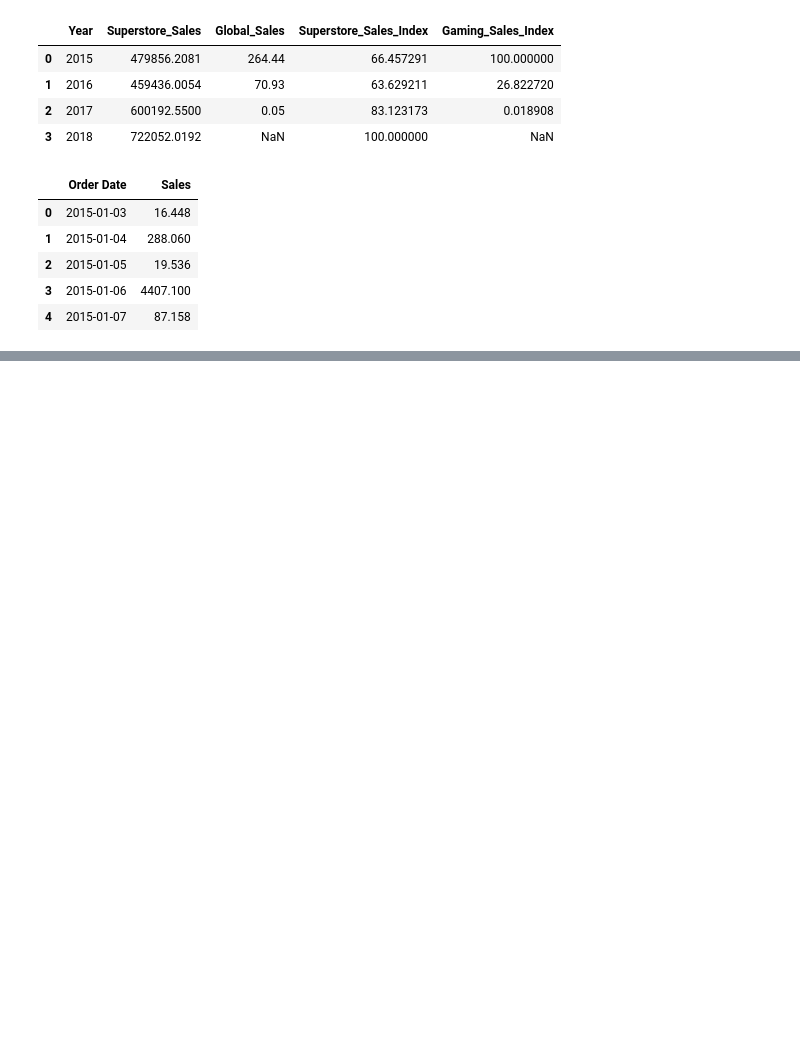
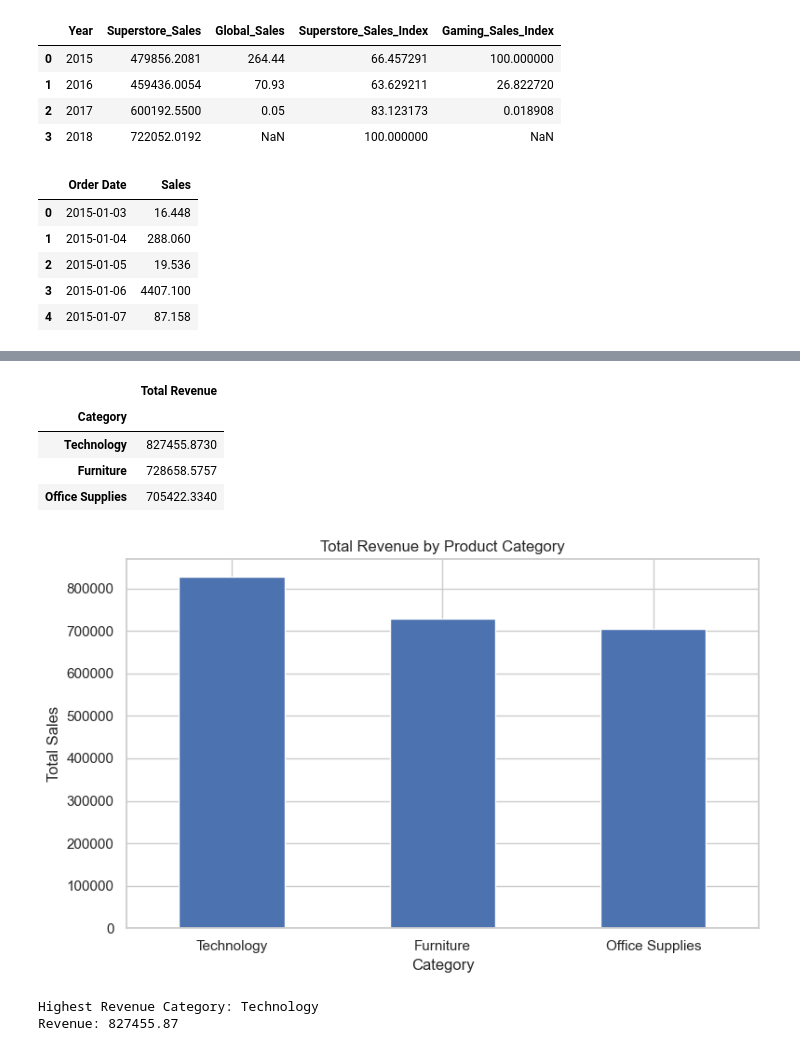
Before and after one commit to PrakharSaxena144/Multi-layered-real-industry-time-series-problem, a Jupyter notebook: analysis.ipynb, the cells around one changed output, grey strips where cells are left out. Drawn from its saved outputs; the diff is of its cells as text; code cells hidden in the pictures; blank space fills up the shorter version.

```diff
--- a/analysis.ipynb
+++ b/analysis.ipynb
@@ -449,0 +484,38 @@ display(daily_sales.head())
+# %%
+#Business Question 1 — Highest revenue category
+category_revenue = (
+    sales.groupby("Category")["Sales"]
+    .sum()
+    .sort_values(ascending=False)
+)
+
+display(category_revenue.to_frame("Total Revenue"))
+
+plt.figure(figsize=(8, 5))
+category_revenue.plot(kind="bar")
+
+plt.title("Total Revenue by Product Category")
+plt.xlabel("Category")
+plt.ylabel("Total Sales")
+plt.xticks(rotation=0)
+plt.tight_layout()
+plt.show()
+
+print(
+    "Highest Revenue Category:",
+    category_revenue.idxmax()
+)
+
+print(
+    "Revenue:",
+    round(category_revenue.max(), 2)
+)
+# %% [output]
+|  | Total Revenue |
+| Category |  |
+| Technology | 827455.8730 |
+| Furniture | 728658.5757 |
+| Office Supplies | 705422.3340 |
+[figure, added]
+Highest Revenue Category: Technology
+Revenue: 827455.87
```
Also changed, not shown: parts of 80 cells of this notebook.
